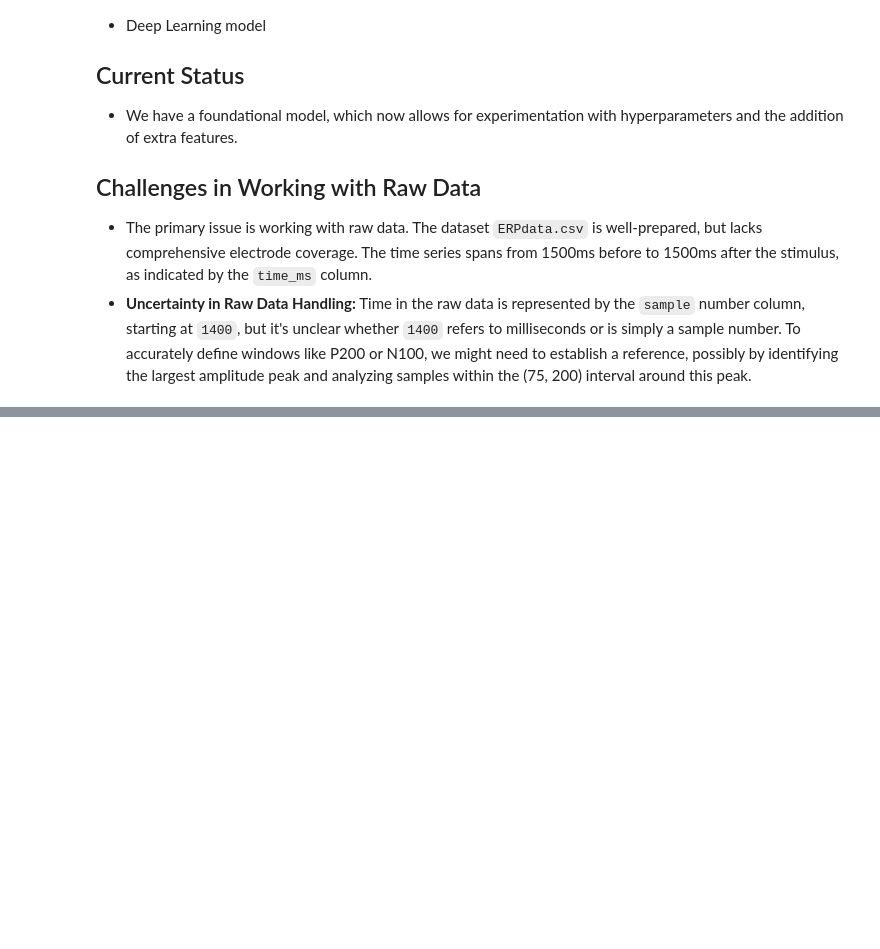
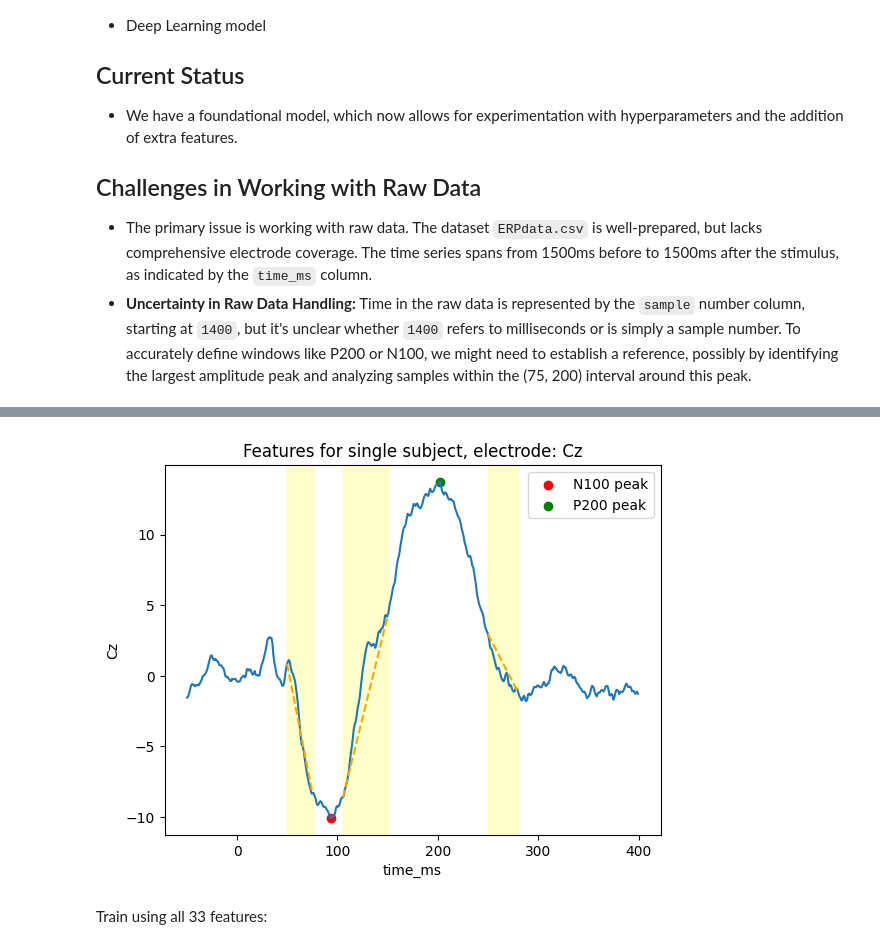
Before and after one commit to Fl0k3n/neuro-proj, a Jupyter notebook: Schizo_RandomForest.ipynb, the cells around one changed output, grey strips where cells are left out. Cells and saved outputs as stored; diff of their text form; code cells hidden in the pictures; blank space fills up the shorter version.

```diff
--- a/Schizo_RandomForest.ipynb
+++ b/Schizo_RandomForest.ipynb
@@ -294,0 +498,4 @@ In the previous section, we accomplished the following:
+# %%
+X, Y, idx, feature_names = create_rf_features()
+df = pd.DataFrame(np.hstack([X, Y[:,np.newaxis]]), columns=feature_names + ['group'])
+df.head()
@@ -294,0 +512,5 @@ In the previous section, we accomplished the following:
+# %%
+testing_subject_idx = np.argwhere(np.array(idx) == testing_subject_id)
+subject_features = df.iloc[testing_subject_idx[0, 0]]
+subject_features = subject_features.loc[[x for x in subject_features.index if f'_{electrode}' in x]]
+subject_features
@@ -294,0 +528,29 @@ In the previous section, we accomplished the following:
+# %%
+slope_segments=((50., 75.), (105., 150.), (250., 280.))
+fig, ax = plt.subplots()
+partial_cz_data = precomputed_erp_data
+sns.lineplot(precomputed_erp_data[(precomputed_erp_data['time_ms']>-50) & (precomputed_erp_data['time_ms']<400)],
+             x='time_ms', y=electrode, ax=ax)
+n_100_peak = (subject_features[f'n100_lat_{electrode}'], subject_features[f'n100_amp_{electrode}'])
+p_200_peak = (subject_features[f'p200_lat_{electrode}'], subject_features[f'p200_amp_{electrode}'])
+ax.scatter(*n_100_peak, color='red', marker='o', label='N100 peak')
+ax.scatter(*p_200_peak, color='green', marker='o', label='P200 peak')
+
+
+for i, (slope_start, slope_end) in enumerate(slope_segments):
+    slope_stard_idx = np.argmin(np.abs(precomputed_erp_data['time_ms'] - slope_start))
+    slope_end_idx = np.argmin(np.abs(precomputed_erp_data['time_ms'] - slope_end))
+    time_start, amp_start = precomputed_erp_data.iloc[slope_stard_idx][['time_ms', electrode]]
+    time_end, amp_end = precomputed_erp_data.iloc[slope_end_idx][['time_ms', electrode]]
+
+    ax.plot([time_start, time_end], [amp_start, amp_end], color='orange', linestyle='--', linewidth=1.5)
+    assert np.isclose(subject_features[f'slope{i+1}_{electrode}'], (amp_end - amp_start) / (time_end - time_start))
+    ax.axvspan(time_start, time_end, color='yellow', alpha=0.2)
+
+ax.set_title(f'Features for single subject, electrode: {electrode}')
+ax.legend()
+plt.show()
+# %% [output]
+[figure, added]
+# %% [markdown]
+Train using all 33 features:
```
Also changed, not shown: parts of 32 cells of this notebook.
